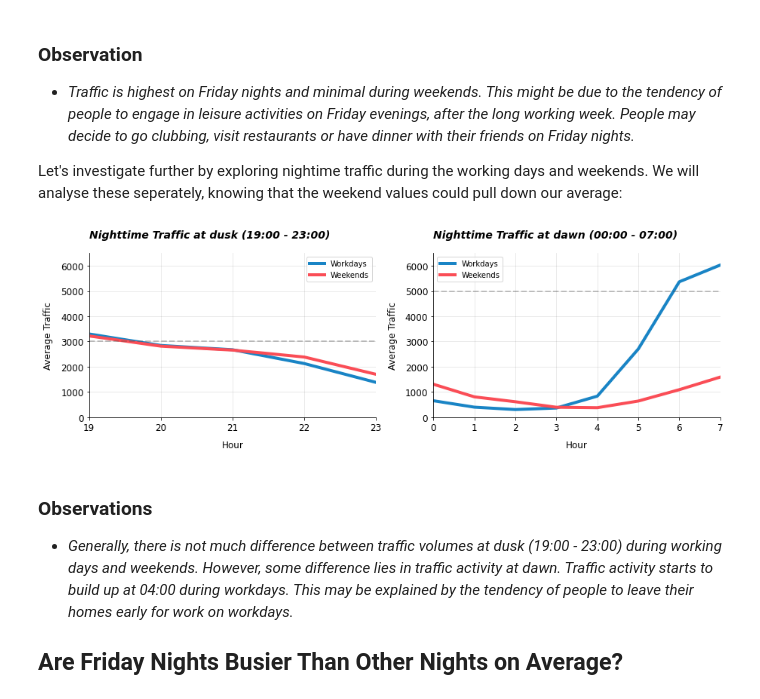
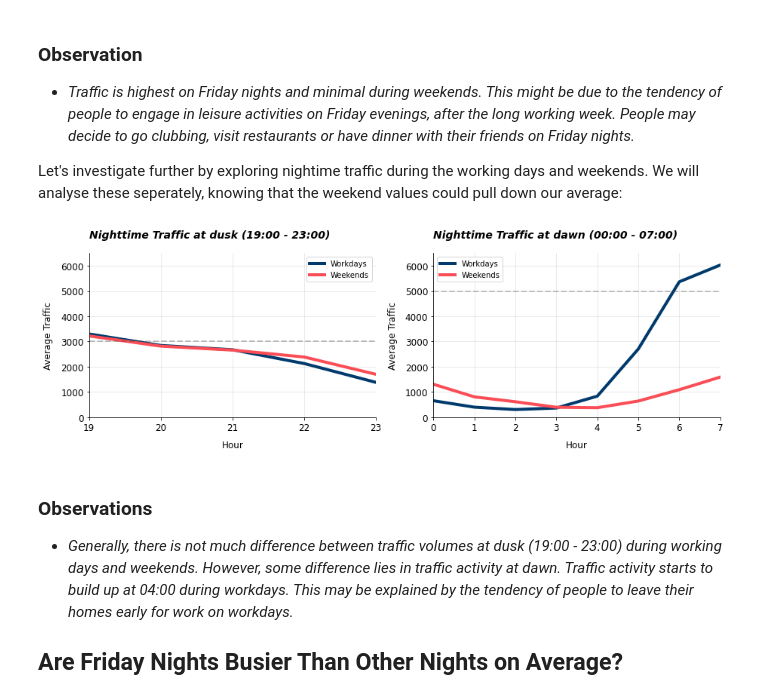
Before and after one commit to Lippins/Heavy_Traffic_Indicators, a Jupyter notebook: notebook.ipynb, the cells around one changed output. Drawn from its saved outputs; the diff is of its cells as text; code cells hidden in the pictures.

```diff
--- a/notebook.ipynb
+++ b/notebook.ipynb
@@ -501,7 +531,7 @@ plt.show()
 
 Let's investigate further by exploring nightime traffic during the working days and weekends. We will analyse these seperately, knowing that the weekend values could pull down our average:
 # %%
-def merge_line_plots(df_list, main_title, x_limit, name_list=None, color_list=['#1984c5', '#fa4d56']):
+def merge_line_plots(df_list, main_title, x_limit, name_list=None, color_list=['#003a6d', '#fa4d56']):
         plt.plot(df_list[0]['hour'], df_list[0]['avg_traffic'],
                  color= color_list[0], label=name_list[0], linewidth=4)
         plt.plot(df_list[1]['hour'], df_list[1]['avg_traffic'],
@@ -522,34 +552,34 @@ adj_night['day_of_week'] = adj_night['date_time'].dt.dayofweek
 
 adj_night['hour'] = adj_night['date_time'].dt.hour
 # select dusk hours (19:00 - 23:00) for workdays
 workday_dusk = adj_night.query("(hour >= 19) & (day_of_week <=4)")
 # select dawn hours (00:00 - 06:00) for workdays
 workday_dawn = adj_night.query("(hour < 19) & (day_of_week <=4)")
 # select dusk hours (19:00 - 23:00) for weekends
 weekend_dusk = adj_night.query("(hour >= 19) & (day_of_week >4)" )
 # select dawn hours (00:00 - 06:00) for weekdays
 weekend_dawn = adj_night.query("(hour < 19) & (day_of_week >4)" )
 
 workday_dusk_traffic = group_column(workday_dusk, 'hour', 'traffic_volume', 'avg_traffic')
 workday_dawn_traffic = group_column(workday_dawn, 'hour', 'traffic_volume', 'avg_traffic')
 weekend_dusk_traffic = group_column(weekend_dusk, 'hour', 'traffic_volume', 'avg_traffic')
 weekend_dawn_traffic = group_column(weekend_dawn, 'hour', 'traffic_volume', 'avg_traffic')
 
 dusk_list = [workday_dusk_traffic, weekend_dusk_traffic]
 dawn_list = [workday_dawn_traffic, weekend_dawn_traffic]
 names = ['Workdays', 'Weekends']
 
 plt.figure(figsize=(15,4))
 plt.subplot(1,2,1)
 merge_line_plots(dusk_list, 'Nighttime Traffic at dusk (19:00 - 23:00)', x_limit=(19,23), name_list=names)
 plt.axhline(y = 3000, color = '#444', linestyle = '--', linewidth=2, alpha=0.3)
 
 plt.subplot(1,2,2)
 merge_line_plots(dawn_list, 'Nighttime Traffic at dawn (00:00 - 07:00)', x_limit=(0,7), name_list=names)
 plt.axhline(y = 5000, color = '#444', linestyle = '--', linewidth=2, alpha=0.3)
 plt.show()
 # %% [output]
-[figure, old version]
+[figure, new version]
 # %% [markdown]
 ### Observations
 - *Generally, there is not much difference between traffic volumes at dusk (19:00 - 23:00) during working days and weekends. However, some difference lies in traffic activity at dawn. Traffic activity starts to build up at 04:00 during workdays. This may be explained by the tendency of people to leave their homes early for work on workdays.*
```
Also changed, not shown: parts of 4 cells of this notebook.
